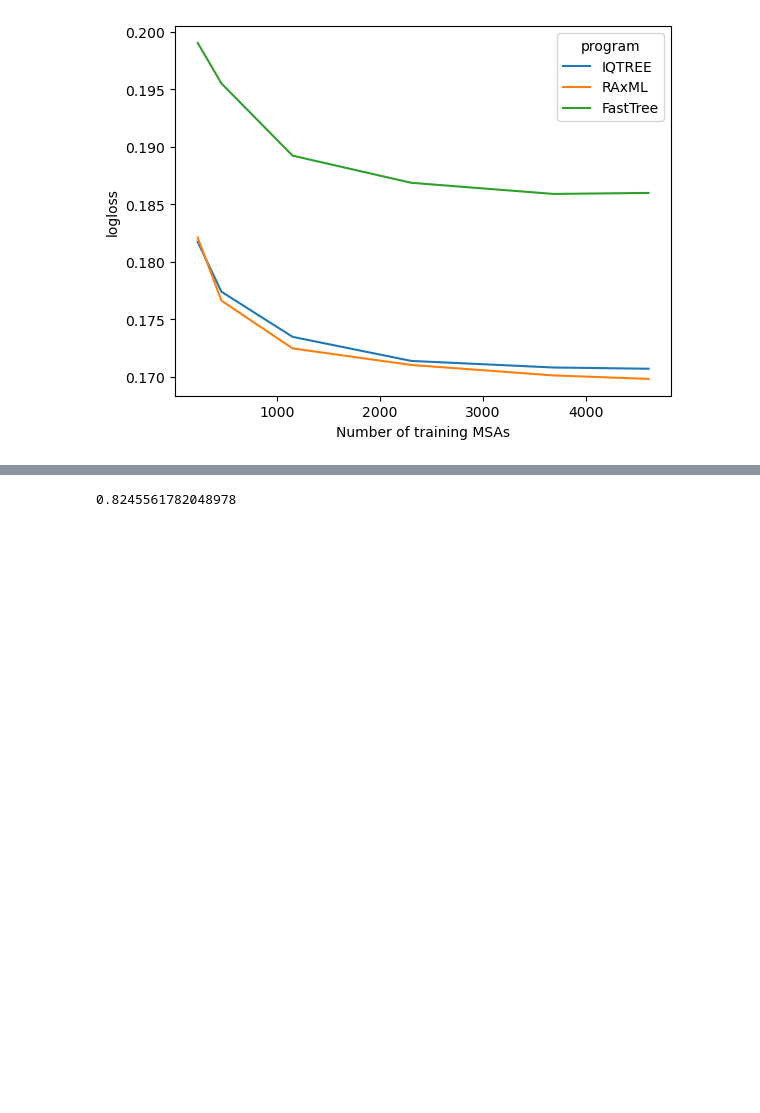
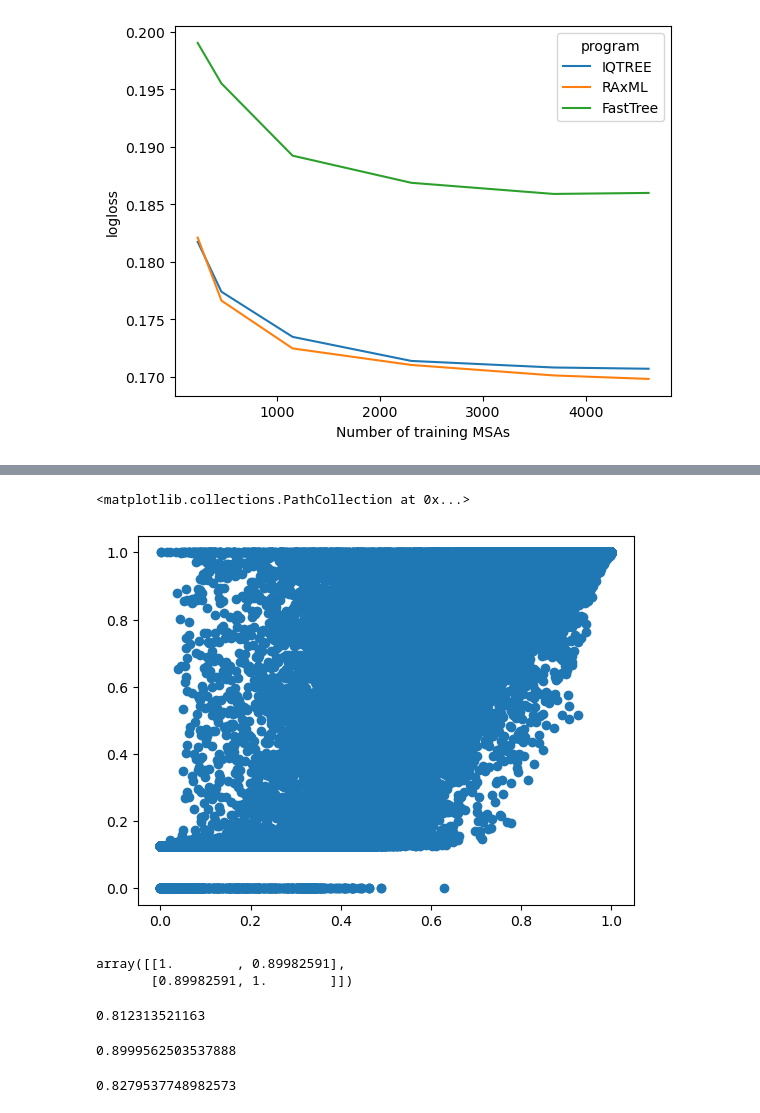
Before and after one commit to noaeker/bootstrap_repo, a Jupyter notebook: python notebooks/main paper analysis.ipynb, the cells around one changed output, grey strips where cells are left out. Saved outputs shown, nothing was run; the diff lists cells and outputs as text; code cells hidden in the pictures; blank space fills up the shorter version.

```diff
--- a/python notebooks/main paper analysis.ipynb
+++ b/python notebooks/main paper analysis.ipynb
@@ -360,4 +380,22 @@ See the caveats in the documentation: https://pandas.pydata.org/pandas-docs/stab
 # %%
-raxml_refs["test_data"]["predictions_tbe_raxml_only_boot"].mean()
+sns.scatterplot(iqtree_refs["test_data"]["predictions_full_standard"],iqtree_refs["test_data"]['aLRT_iqtree'])
 # %% [output]
-0.8245561782048978
+<matplotlib.collections.PathCollection at 0x...>
+[figure, added]
+# %%
+np.corrcoef(raxml_refs["test_data"]["predictions_full_standard"],raxml_refs["test_data"]["bootstrap_support"])
+# %% [output]
+array([[1.        , 0.89982591],
+       [0.89982591, 1.        ]])
+# %%
+np.mean(raxml_refs["test_data"]['bootstrap_support'])
+# %% [output]
+0.812313521163
+# %%
+np.mean(raxml_refs["test_data"]['tbe_raxml'])
+# %% [output]
+0.8999562503537888
+# %%
+np.mean(raxml_refs["test_data"]['predictions_full_standard'])
+# %% [output]
+0.8279537748982573
```
Also changed, not shown: parts of 1 cell of this notebook, 6 other files.
